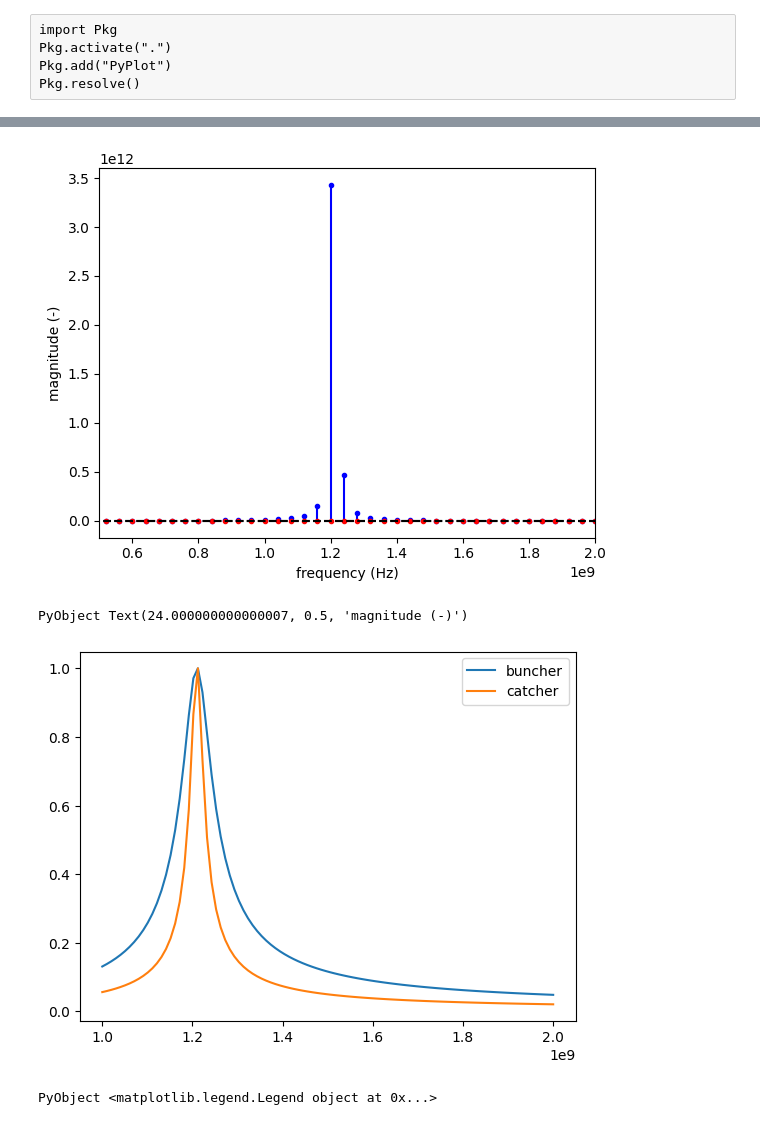
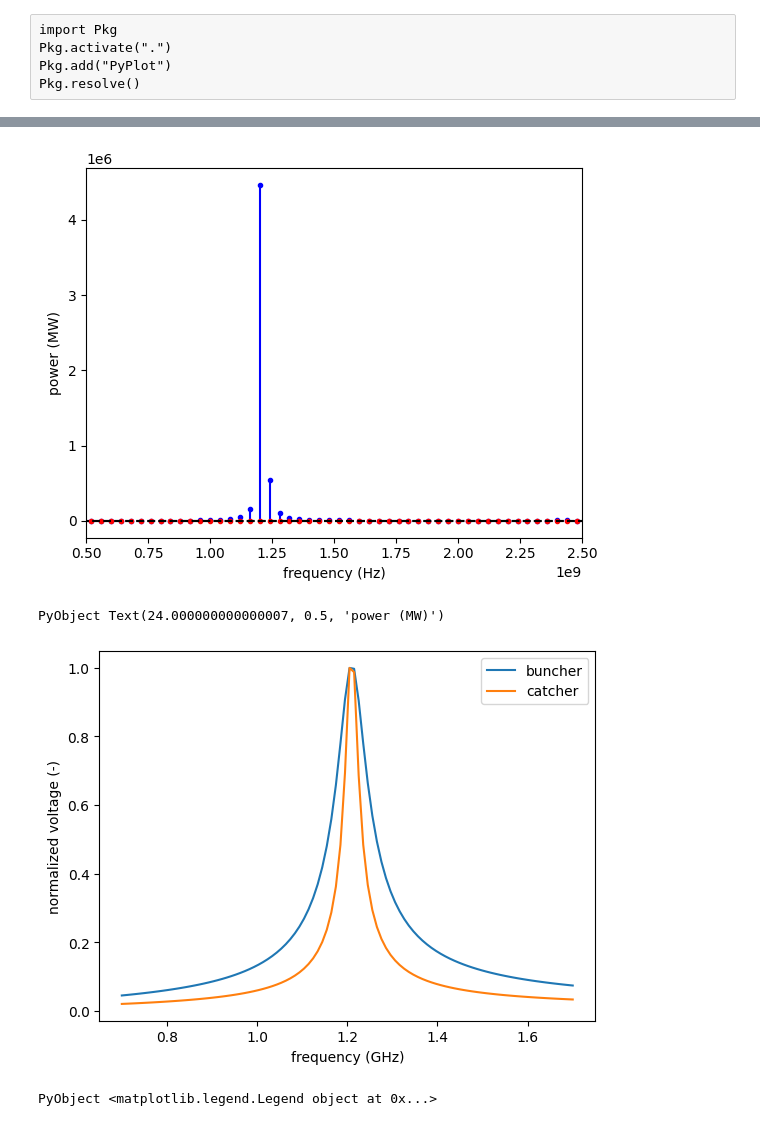
Before and after one commit to bchaber/iskra, a Jupyter notebook: klystron.ipynb, the cells around one changed output, grey strips where cells are left out. Drawn from its saved outputs; the diff is of its cells as text; code cells hidden in the pictures.

```diff
--- a/klystron.ipynb
+++ b/klystron.ipynb
@@ -348,7 +348,7 @@ function main()
 
     I0 = 12kA
     U0 = 175kV
-    I1 = 1A
+    I1 = 500A
 
     state, context = build(I0, U0, I1)
     pusher = context.pusher
@@ -477,54 +477,55 @@ function showplot(results)
     V2 ./= samples
     V2 .*= 2.0
 
-    stem(frequencies, abs.(I2 .* conj.(V2)), linefmt="b-", markerfmt="b.", basefmt="k--")
-    stem(frequencies, abs.(I1 .* conj.(V1)), linefmt="r-", markerfmt="r.", basefmt="k--")
+    stem(frequencies, 1e-6abs.(I2 .* conj.(V2)), linefmt="b-", markerfmt="b.", basefmt="k--")
+    stem(frequencies, 1e-6abs.(I1 .* conj.(V1)), linefmt="r-", markerfmt="r.", basefmt="k--")
     #plot(frequencies, abs.(I2 .* conj.(V2)), "b.")
     #plot(frequencies, abs.(I1 .* conj.(V1)), "r.")
-    xlim((0.5GHz, 2.0GHz))
+    xlim((0.5GHz, 2.5GHz))
     xlabel("frequency (Hz)")
-    ylabel("magnitude (-)")
+    ylabel("power (MW)")
     #yscale("log")
     #grid()
     #ylim((1, 1e11))
 end
 showplot(results)
 # %% [output]
-[figure, old version]
+[figure, new version]
-PyObject Text(24.000000000000007, 0.5, 'magnitude (-)')
+PyObject Text(24.000000000000007, 0.5, 'power (MW)')
 # %%
 using ACME
 let
     Δt = 5.0e-12
     ts = 50_000
-    freq = range(1.0GHz, 2.0GHz, length=100)
+    freq = range(0.7GHz, 1.7GHz, length=100)
     outp = similar(freq)
 
     x = zeros(2, ts)
     t = [Δt * i for i=1:ts]
 
     for j=1:length(freq)
         model = results.cavity1
         x[1, :] .= [sin(2π * freq[j] * t[i]) for i=1:ts]
         y = run!(model, x)
         outp[j] = abs(maximum(y[ts-1000:ts]))
     end
 
-    plot(freq, outp ./ maximum(outp))
+    plot(1e-9freq, outp ./ maximum(outp))
 
     for j=1:length(freq)
         model = results.cavity2
         x[1, :] .= [sin(2π * freq[j] * t[i]) for i=1:ts]
         y = run!(model, x)
         outp[j] = abs(maximum(y[ts-1000:ts]))
     end
 
-    plot(freq, outp ./ maximum(outp))
-
+    plot(1e-9freq, outp ./ maximum(outp))
+    xlabel("frequency (GHz)")
+    ylabel("normalized voltage (-)")
     legend(("buncher", "catcher"))
 end
 # %% [output]
-[figure, old version]
+[figure, new version]
 PyObject <matplotlib.legend.Legend object at 0x...>
 # %%
 let
```
Also changed, not shown: parts of 9 cells of this notebook, 1 other file.
